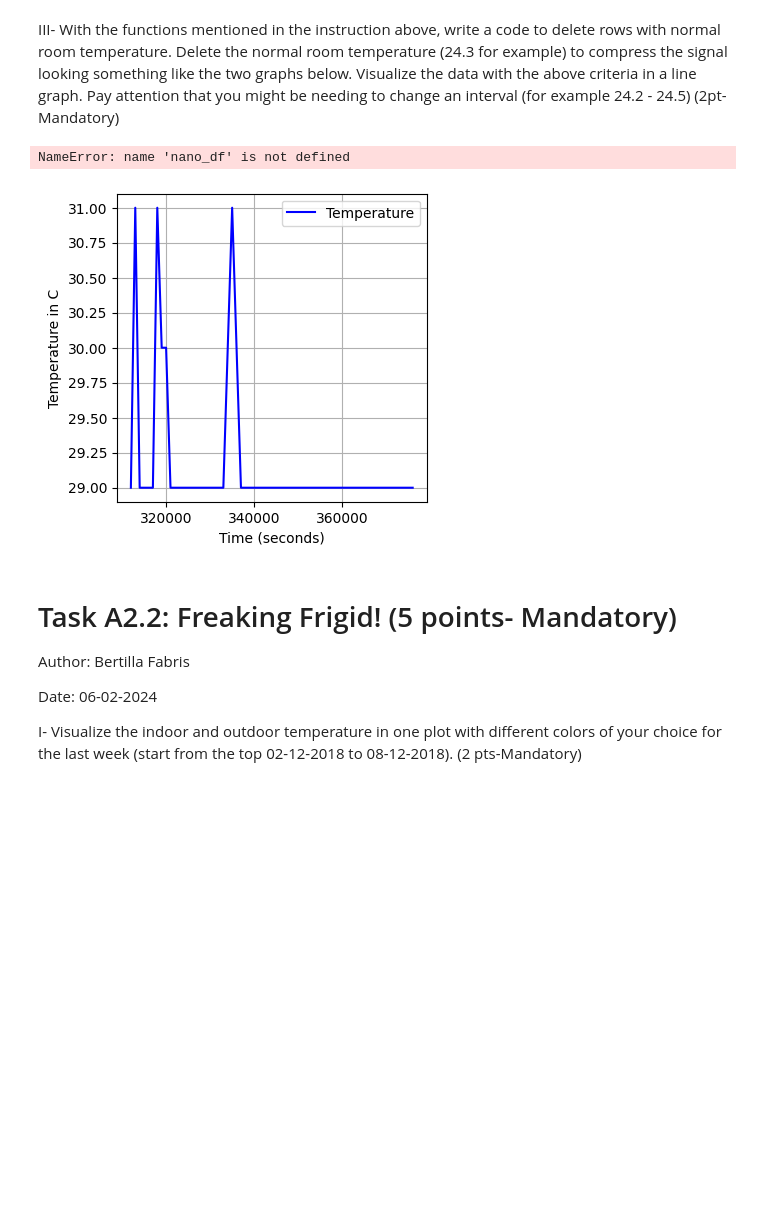
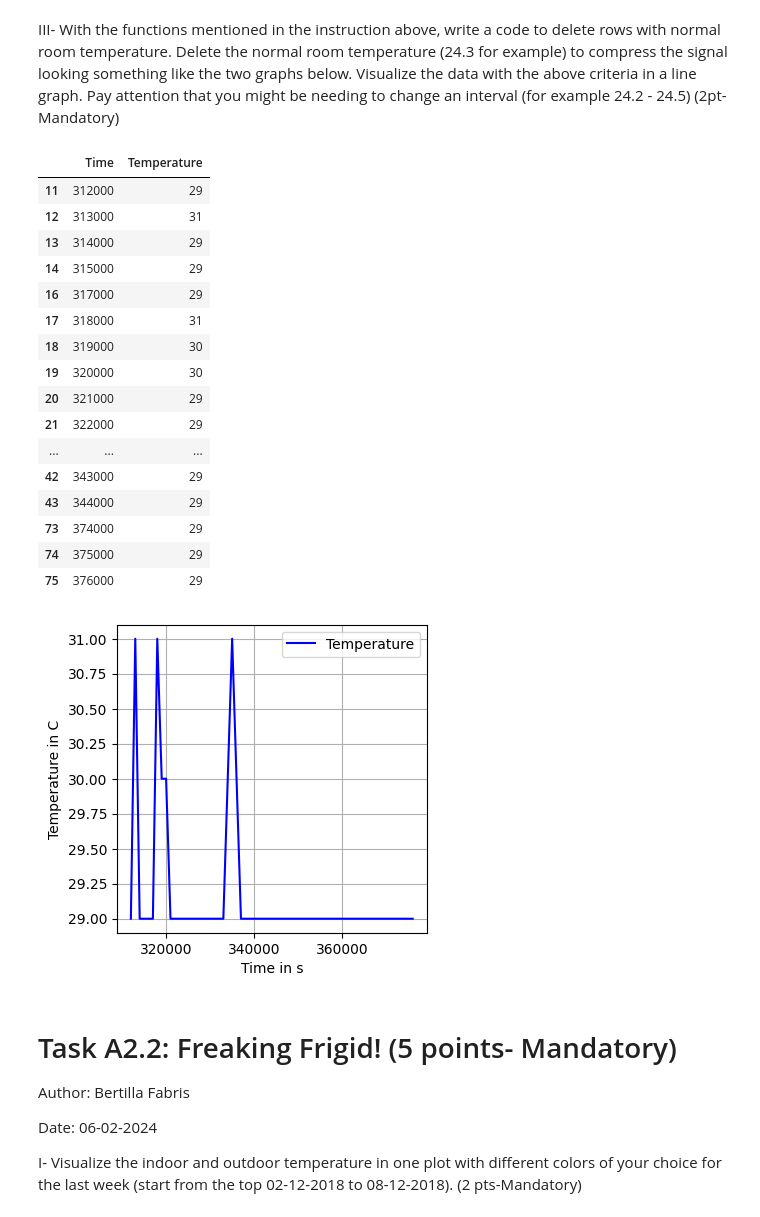
Before and after one commit to cybertilla/Lab2, a Jupyter notebook: Lab2.ipynb, the cells around one changed output. Saved outputs shown, nothing was run; the diff lists cells and outputs as text; code cells hidden in the pictures; blank space fills up the shorter version.

```diff
--- a/Lab2.ipynb
+++ b/Lab2.ipynb
@@ -57,13 +69,29 @@ III- With the functions mentioned in the instruction above, write a code to dele
 Delete the normal room temperature (24.3 for example) to compress the signal looking something like the two graphs below.
 Visualize the data with the above criteria in a line graph. Pay attention that you might be needing to change an interval (for example 24.2 - 24.5) (2pt-Mandatory)
 # %%
-filtered = nano_df.drop(nano_df[(nano_df['Temperature'] == 28)].index)
+filtered = nano_df.drop(nano_df[(nano_df['Temperature'] <= 28)].index)
 #note: the board was quite warm due to my old laptop (beside it) overheating
 #the temperature sensor records the temp on the board itself
 #the filtered df shows only temperatures above 28
 filtered
 # %% [output]
-NameError: name 'nano_df' is not defined
+|  | Time | Temperature |
+| 11 | 312000 | 29 |
+| 12 | 313000 | 31 |
+| 13 | 314000 | 29 |
+| 14 | 315000 | 29 |
+| 16 | 317000 | 29 |
+| 17 | 318000 | 31 |
+| 18 | 319000 | 30 |
+| 19 | 320000 | 30 |
+| 20 | 321000 | 29 |
+| 21 | 322000 | 29 |
+| ... | ... | ... |
+| 42 | 343000 | 29 |
+| 43 | 344000 | 29 |
+| 73 | 374000 | 29 |
+| 74 | 375000 | 29 |
+| 75 | 376000 | 29 |
 # %%
 #plot the filtered dataset
 plt.figure(figsize=(4, 4))
@@ -76,7 +104,7 @@ plt.grid(True)
 
 plt.show()
 # %% [output]
-[figure, old version]
+[figure, new version]
 # %% [markdown]
 # Task A2.2: Freaking Frigid! (5 points- Mandatory)
 
```
Also changed, not shown: parts of 1 cell of this notebook.
